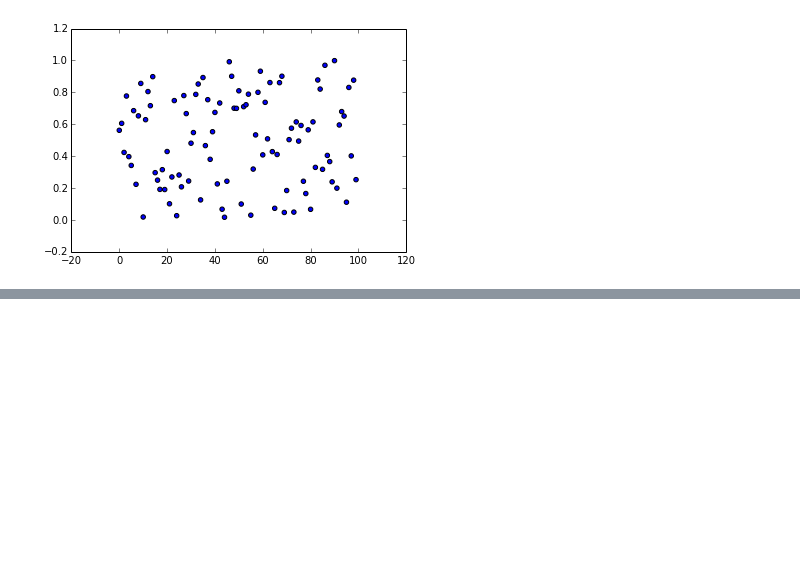
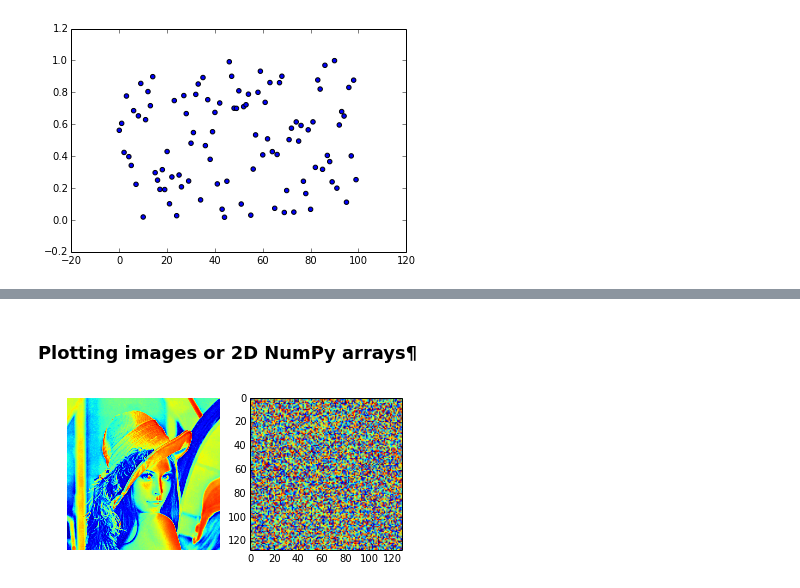
Before and after one commit to usohi/PHYS202-S14, a Jupyter notebook: Graphics/GraphicsTour.ipynb, the cells around one changed output, grey strips where cells are left out. Saved outputs shown, nothing was run; the diff lists cells and outputs as text; code cells hidden in the pictures; blank space fills up the shorter version.

```diff
--- a/Graphics/GraphicsTour.ipynb
+++ b/Graphics/GraphicsTour.ipynb
@@ -185,0 +203,16 @@ NameError: name 'HISTOGRAM' is not defined
+# %% [markdown]
+### Plotting images or 2D NumPy arrays¶
+# %%
+# Use an image file for first subplot, generate random 2D array for second subplot
+from scipy import misc
+img1 = misc.lena()
+img2 = np.random.rand(128, 128) #128x128 random numbers as a 2D array
+
+# Make figure
+fig, ax = plt.subplots(1, 2)
+ax[0].imshow(img1)
+ax[1].imshow(img2)
+
+ax[0].set_axis_off()  # Hide "spines" on first axis, since it is a "picture"
+# %% [output]
+[figure, added]
```
Also changed, not shown: parts of 12 cells of this notebook, 6 other files.
